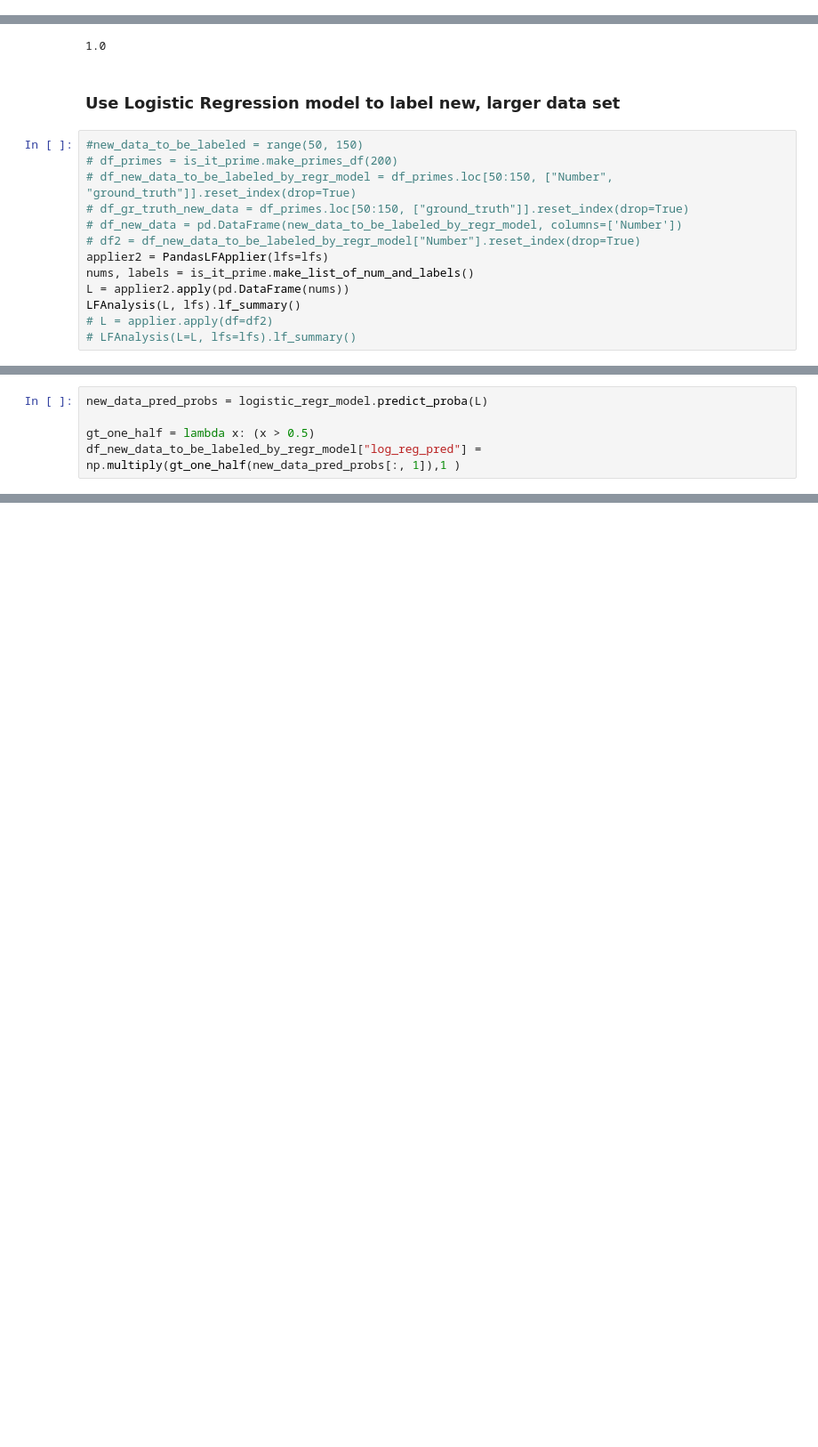
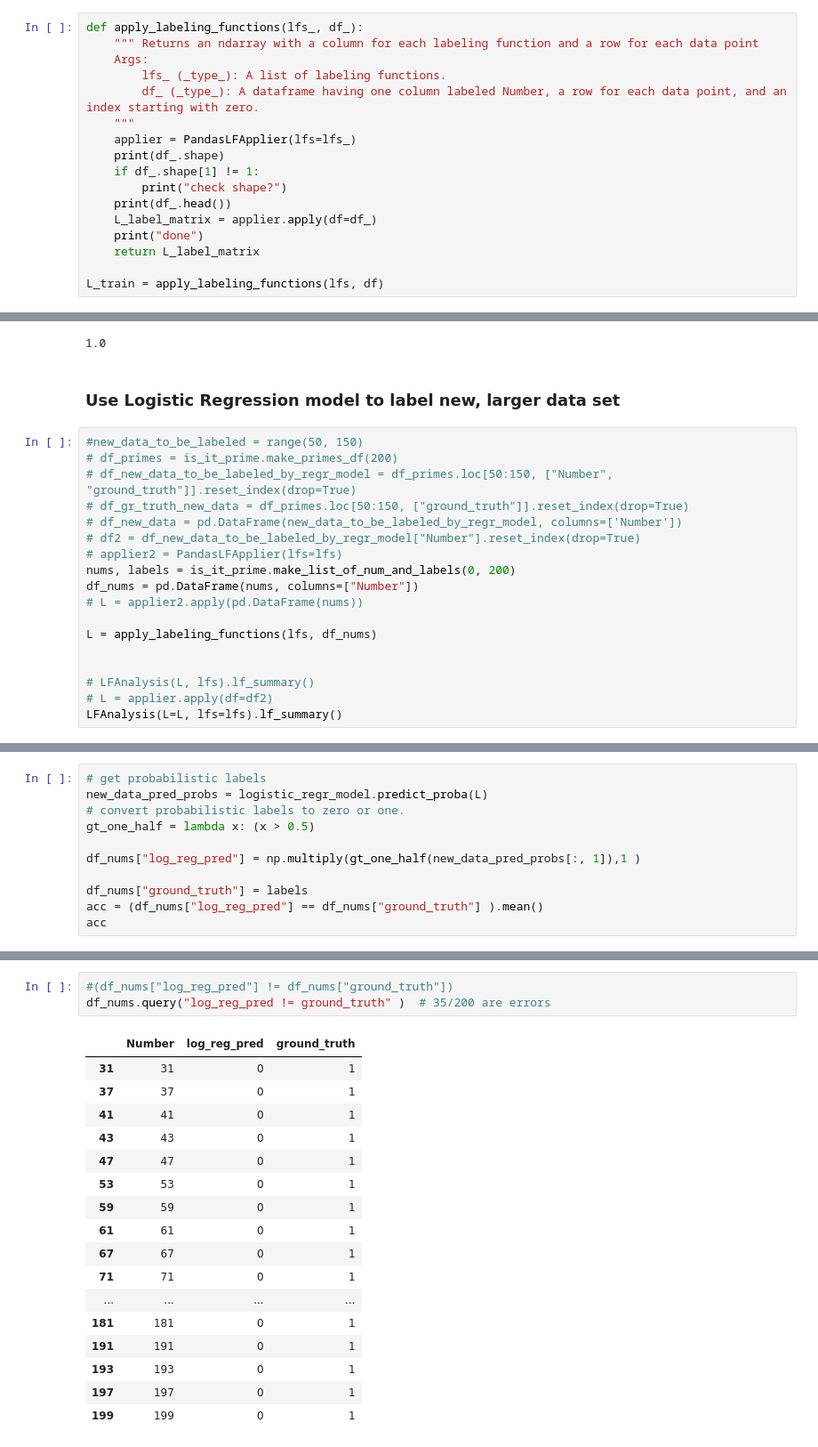
Before and after one commit to johnfkraus/practical-weak-supervision, a Jupyter notebook: ch02_labeling_and_augmentation/labeling_v1.ipynb, the cells around one changed output, grey strips where cells are left out. Shown at 89% size. Drawn from its saved outputs; the diff is of its cells as text; blank space fills up the shorter version.

Commit message:
prime number work in progress 3

```diff
--- a/ch02_labeling_and_augmentation/labeling_v1.ipynb
+++ b/ch02_labeling_and_augmentation/labeling_v1.ipynb
@@ -90,0 +99,17 @@ def gt3_ndb_3(record):
+# %%
+def apply_labeling_functions(lfs_, df_):
+    """ Returns an ndarray with a column for each labeling function and a row for each data point
+    Args:
+        lfs_ (_type_): A list of labeling functions.
+        df_ (_type_): A dataframe having one column labeled Number, a row for each data point, and an index starting with zero.
+    """
+    applier = PandasLFApplier(lfs=lfs_)
+    print(df_.shape)
+    if df_.shape[1] != 1:
+        print("check shape?")
+    print(df_.head())
+    L_label_matrix = applier.apply(df=df_)
+    print("done")
+    return L_label_matrix
+
+L_train = apply_labeling_functions(lfs, df)
@@ -575,10 +607,15 @@ print(accuracy_val_log_regr)
 # df_gr_truth_new_data = df_primes.loc[50:150, ["ground_truth"]].reset_index(drop=True)
 # df_new_data = pd.DataFrame(new_data_to_be_labeled_by_regr_model, columns=['Number'])
 # df2 = df_new_data_to_be_labeled_by_regr_model["Number"].reset_index(drop=True)
-applier2 = PandasLFApplier(lfs=lfs)
-nums, labels = is_it_prime.make_list_of_num_and_labels()
-L = applier2.apply(pd.DataFrame(nums))
-LFAnalysis(L, lfs).lf_summary()
+# applier2 = PandasLFApplier(lfs=lfs)
+nums, labels = is_it_prime.make_list_of_num_and_labels(0, 200)
+df_nums = pd.DataFrame(nums, columns=["Number"])
+# L = applier2.apply(pd.DataFrame(nums))
+
+L = apply_labeling_functions(lfs, df_nums)
+
+
+# LFAnalysis(L, lfs).lf_summary()
 # L = applier.apply(df=df2)
-# LFAnalysis(L=L, lfs=lfs).lf_summary()
+LFAnalysis(L=L, lfs=lfs).lf_summary()
 # %% [output]
@@ -586,5 +634,11 @@ KeyError: 'Number'
 # %%
+# get probabilistic labels
 new_data_pred_probs = logistic_regr_model.predict_proba(L)
+# convert probabilistic labels to zero or one.
+gt_one_half = lambda x: (x > 0.5)
 
-gt_one_half = lambda x: (x > 0.5)
-df_new_data_to_be_labeled_by_regr_model["log_reg_pred"] = np.multiply(gt_one_half(new_data_pred_probs[:, 1]),1 )
+df_nums["log_reg_pred"] = np.multiply(gt_one_half(new_data_pred_probs[:, 1]),1 )
+
+df_nums["ground_truth"] = labels
+acc = (df_nums["log_reg_pred"] == df_nums["ground_truth"] ).mean()
+acc
@@ -590,0 +647,21 @@ df_new_data_to_be_labeled_by_regr_model["log_reg_pred"] = np.multiply(gt_one_hal
+# %%
+#(df_nums["log_reg_pred"] != df_nums["ground_truth"])
+df_nums.query("log_reg_pred != ground_truth" )  # 35/200 are errors
+# %% [output]
+|  | Number | log_reg_pred | ground_truth |
+| 31 | 31 | 0 | 1 |
+| 37 | 37 | 0 | 1 |
+| 41 | 41 | 0 | 1 |
+| 43 | 43 | 0 | 1 |
+| 47 | 47 | 0 | 1 |
+| 53 | 53 | 0 | 1 |
+| 59 | 59 | 0 | 1 |
+| 61 | 61 | 0 | 1 |
+| 67 | 67 | 0 | 1 |
+| 71 | 71 | 0 | 1 |
+| ... | ... | ... | ... |
+| 181 | 181 | 0 | 1 |
+| 191 | 191 | 0 | 1 |
+| 193 | 193 | 0 | 1 |
+| 197 | 197 | 0 | 1 |
+| 199 | 199 | 0 | 1 |
```
Also changed, not shown: parts of 10 cells of this notebook, 2 other files.
